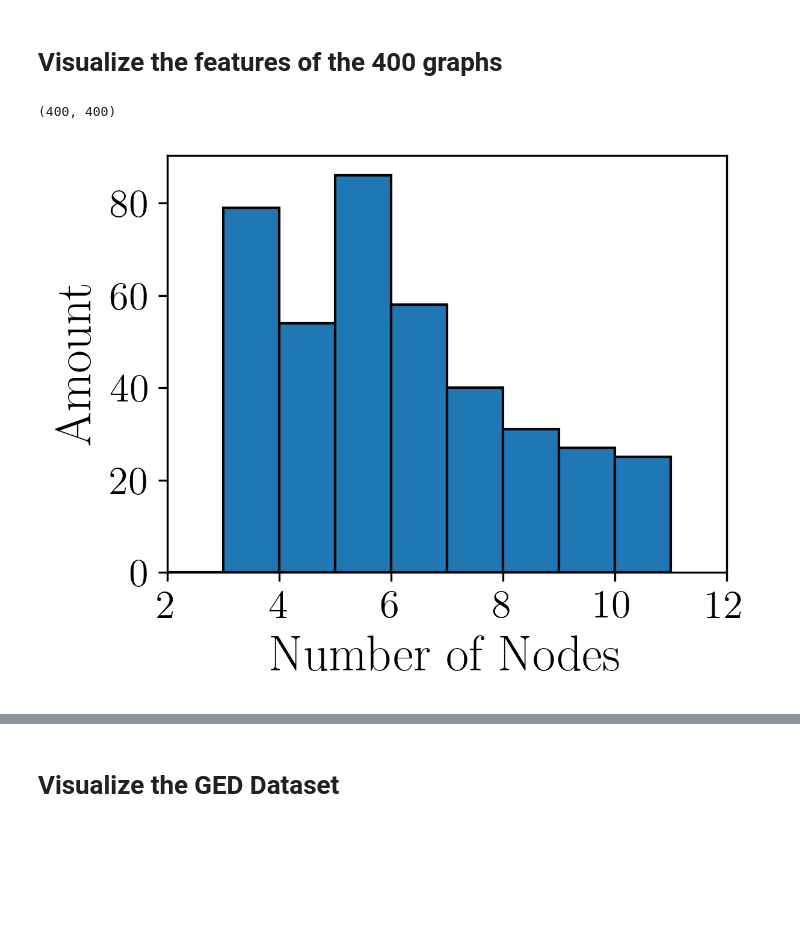
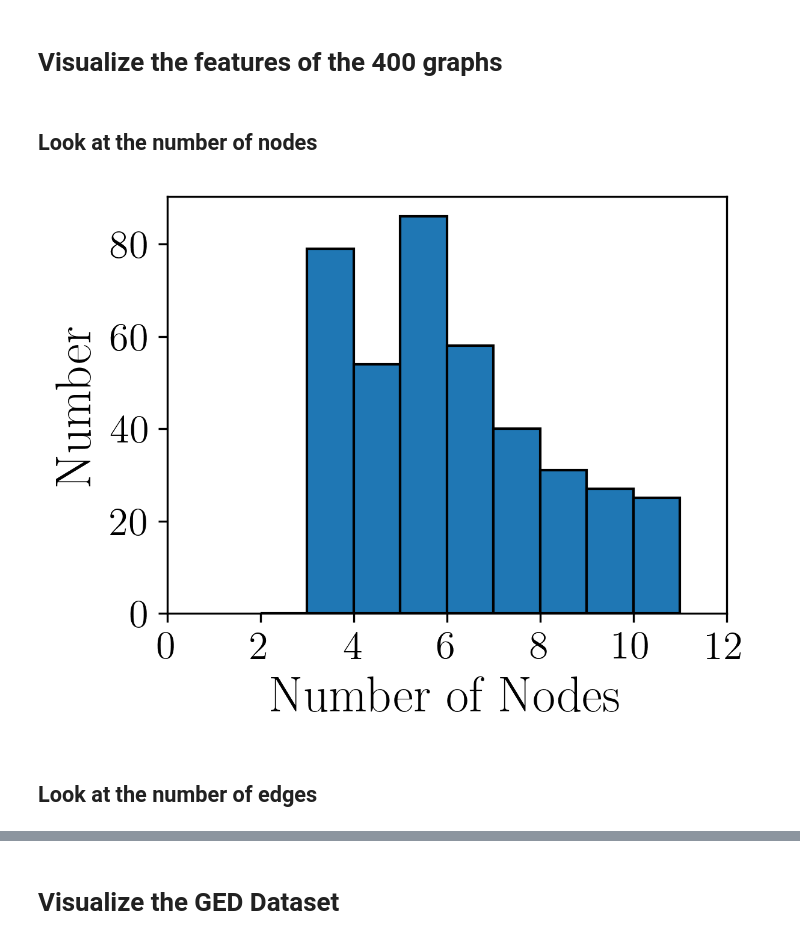
Before and after one commit to shijiale0609/MacroSimGNN, a Jupyter notebook: Dataset/GED_Dataset_Visualization.ipynb, the cells around one changed output, grey strips where cells are left out. Drawn from its saved outputs; the diff is of its cells as text; code cells hidden in the pictures; blank space fills up the shorter version.

```diff
--- a/Dataset/GED_Dataset_Visualization.ipynb
+++ b/Dataset/GED_Dataset_Visualization.ipynb
@@ -69,24 +69,25 @@ number_edge_list = []
 for i in range(0, len(graph_0_399_IDs)):
     number_node_list.append(GED_GRAPHS_400[graph_0_399_IDs[i]].number_of_nodes())
     number_edge_list.append(GED_GRAPHS_400[graph_0_399_IDs[i]].number_of_edges())
-len(number_node_list), len(number_edge_list)
-# %% [output]
-(400, 400)
+# %% [markdown]
+## Look at the number of nodes
 # %%
 bins = np.arange(2, 12, 1)
 
 plt.figure(figsize=(4, 3), dpi=300)
 plt.hist(number_node_list, bins=bins, edgecolor="black")
 plt.xlabel("Number of Nodes", size=20)
-plt.ylabel("Amount", size=20)
-plt.xlim(2, 12)
+plt.ylabel("Number", size=20)
+plt.xlim(0, 12)
 
 plt.xticks(fontsize=16)
 plt.yticks(fontsize=16)
 
 plt.show()
 # %% [output]
-[figure, old version]
+[figure, new version]
+# %% [markdown]
+## Look at the number of edges
 # %%
 bins = np.arange(0, 12, 1)
 
```
Also changed, not shown: parts of 9 cells of this notebook.
